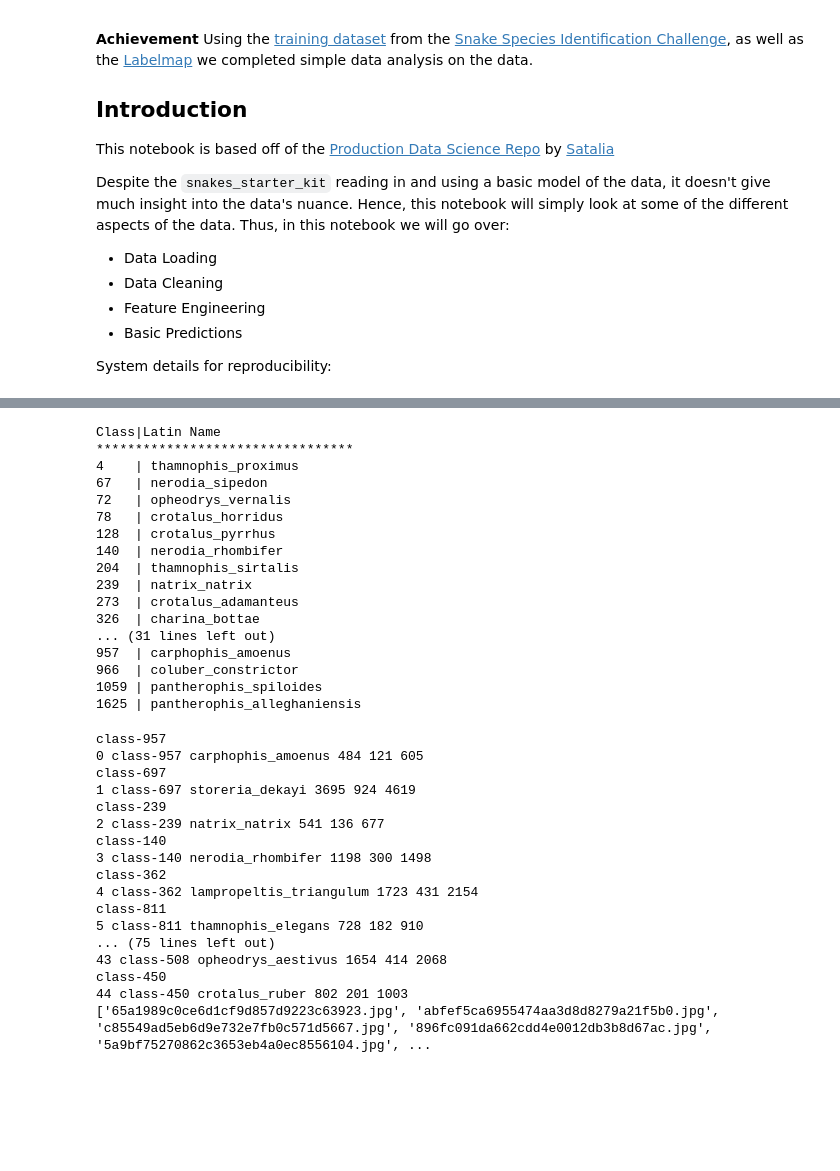
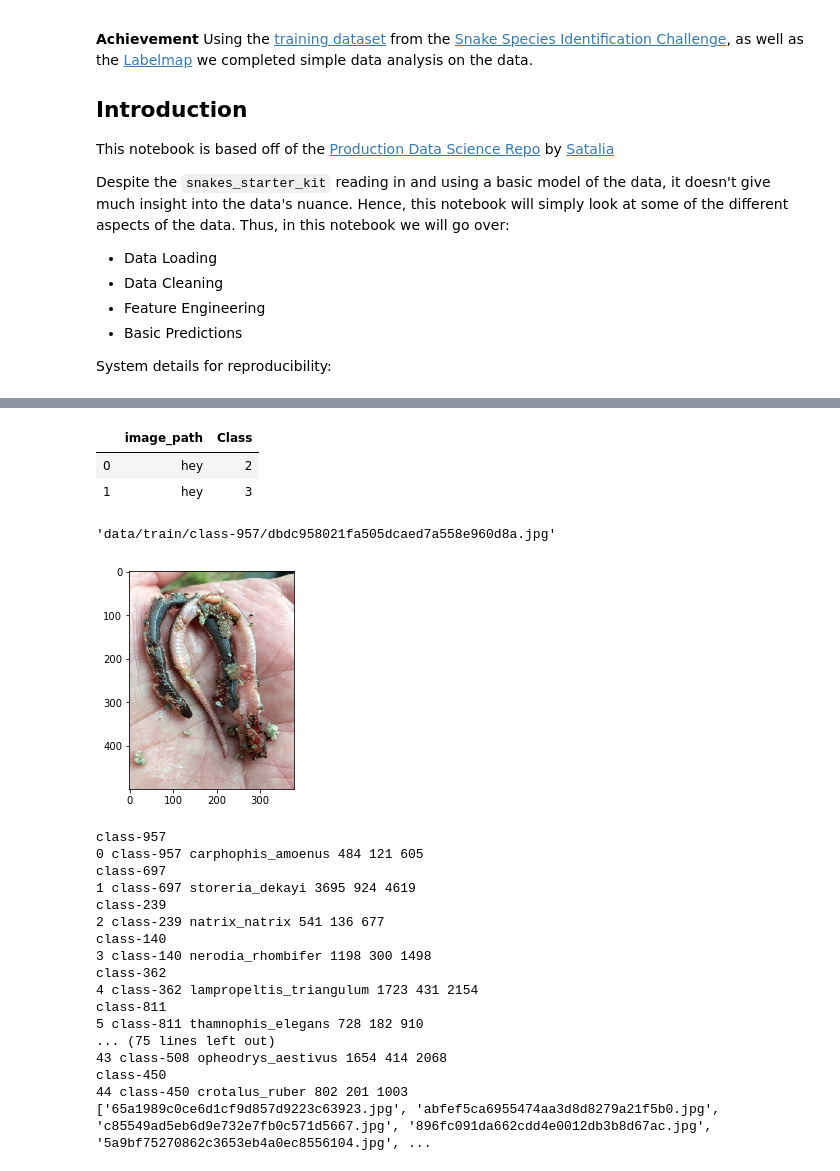
Before and after one commit to angus-mackenzie/snake-id, a Jupyter notebook: EDA.ipynb, the cells around one changed output, grey strips where cells are left out. Saved outputs shown, nothing was run; the diff lists cells and outputs as text; code cells hidden in the pictures; blank space fills up the shorter version.

Commit message:
Heyo, worked a bit on loading in the data  - still need to make it better tho

```diff
--- a/EDA.ipynb
+++ b/EDA.ipynb
@@ -59,30 +85,43 @@ def get_name(class_index, class_idxs=class_idx):
             return class_idxs[class_index]
     except Exception as e:
         print("Function get_name error:",e)
-# %%
-class_idx = class_idxs()
-print("Class|Latin Name")
-print("*********************************")
-for key in class_idx:
-    print('{0: <5}|'.format(key),class_idx[key])
-# %% [output]
-Class|Latin Name
-*********************************
-4    | thamnophis_proximus
-67   | nerodia_sipedon
-72   | opheodrys_vernalis
-78   | crotalus_horridus
-128  | crotalus_pyrrhus
-140  | nerodia_rhombifer
-204  | thamnophis_sirtalis
-239  | natrix_natrix
-273  | crotalus_adamanteus
-326  | charina_bottae
-... (31 lines left out)
-957  | carphophis_amoenus
-966  | coluber_constrictor
-1059 | pantherophis_spiloides
-1625 | pantherophis_alleghaniensis
+# %%
+def load_data(dir_name="data/train", class_idx=class_idx):
+    """
+    Takes in the directory and loads all the image paths into an array, as well as info about the classes
+    """
+    df = pd.DataFrame(columns=["image_path","class"])
+    num_imgs = {}
+    for i, folder in enumerate(os.listdir(dir_name)):
+        image_path = os.path.join(dir_name, folder)
+        class_images = os.listdir(image_path)
+        n_img = len(class_images)
+        num_imgs[folder] = n_img
+        for j, name in enumerate(class_images):
+            current_path = os.path.join(image_path, name)
+            df.loc[len(df)] = [current_path,folder]
+    return num_imgs, df
+# %%
+df = pd.DataFrame(columns=["image_path","Class"])
+df.loc[len(df)] = ["hey",2]
+df.loc[len(df)] = ["hey",3]
+df.head()
+# my_df.loc[len(my_df)] = [2, 4, 5]
+# %% [output]
+|  | image_path | Class |
+| 0 | hey | 2 |
+| 1 | hey | 3 |
+# %%
+n, d = load_data()
+# %%
+d.iloc[0][0]
+# %% [output]
+'data/train/class-957/dbdc958021fa505dcaed7a558e960d8a.jpg'
+# %%
+i = plt.imread(d.iloc[0][0])
+plt.imshow(i);
+# %% [output]
+[figure, added]
 # %%
 """
 Takes in a directory of training data and uses sklearn to split the data into training and testing
```
Also changed, not shown: parts of 3 cells of this notebook.
